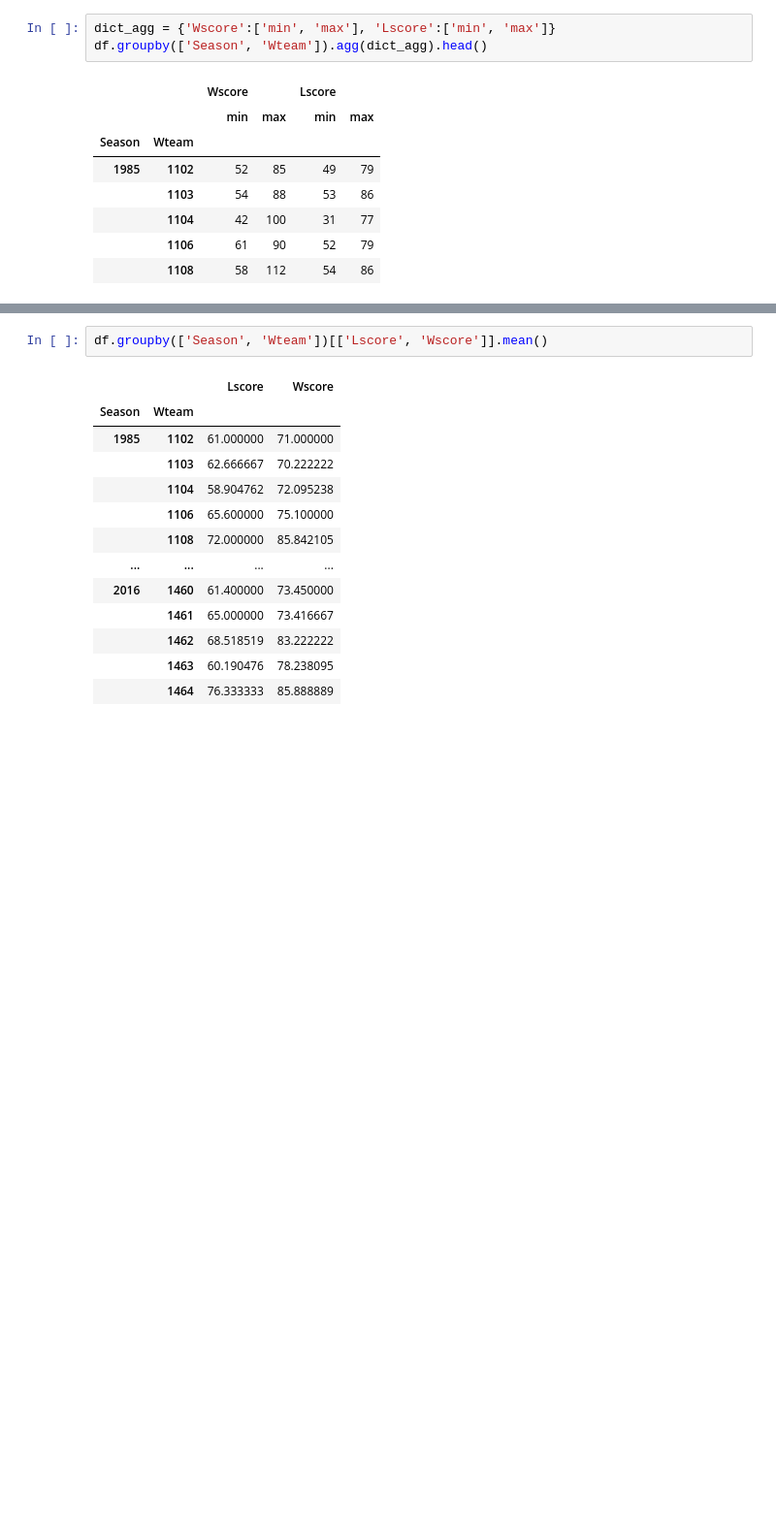
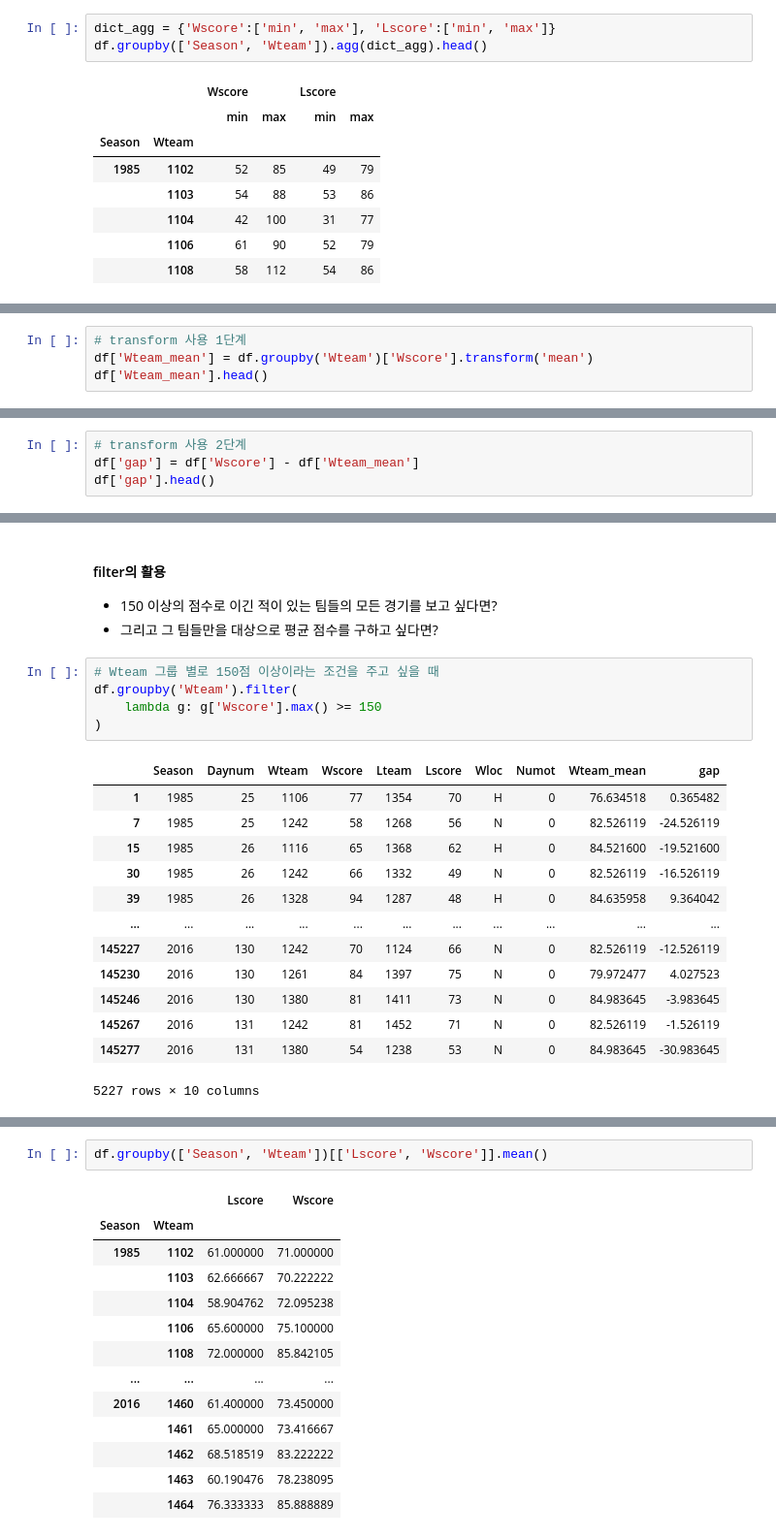
Before and after one commit to IntelligentAgentLab/Lectures, a Jupyter notebook: DataAnalysis/07_PandasAggregation.ipynb, the cells around one changed output, grey strips where cells are left out. Shown at 97% size. Drawn from its saved outputs; the diff is of its cells as text; blank space fills up the shorter version.

```diff
--- a/DataAnalysis/07_PandasAggregation.ipynb
+++ b/DataAnalysis/07_PandasAggregation.ipynb
@@ -371,0 +398,4 @@ df.groupby(['Season', 'Wteam']).agg(dict_agg).head()
+# %%
+# transform 사용 1단계
+df['Wteam_mean'] = df.groupby('Wteam')['Wscore'].transform('mean')
+df['Wteam_mean'].head()
@@ -371,0 +409,4 @@ df.groupby(['Season', 'Wteam']).agg(dict_agg).head()
+# %%
+# transform 사용 2단계
+df['gap'] = df['Wscore'] - df['Wteam_mean']
+df['gap'].head()
@@ -371,0 +430,23 @@ df.groupby(['Season', 'Wteam']).agg(dict_agg).head()
+# %% [markdown]
+#### filter의 활용
+- 150 이상의 점수로 이긴 적이 있는 팀들의 모든 경기를 보고 싶다면?
+- 그리고 그 팀들만을 대상으로 평균 점수를 구하고 싶다면?
+# %%
+# Wteam 그룹 별로 150점 이상이라는 조건을 주고 싶을 때
+df.groupby('Wteam').filter(
+    lambda g: g['Wscore'].max() >= 150
+)
+# %% [output]
+|  | Season | Daynum | Wteam | Wscore | Lteam | Lscore | Wloc | Numot | Wteam_mean | gap |
+| 1 | 1985 | 25 | 1106 | 77 | 1354 | 70 | H | 0 | 76.634518 | 0.365482 |
+| 7 | 1985 | 25 | 1242 | 58 | 1268 | 56 | N | 0 | 82.526119 | -24.526119 |
+| 15 | 1985 | 26 | 1116 | 65 | 1368 | 62 | H | 0 | 84.521600 | -19.521600 |
+| 30 | 1985 | 26 | 1242 | 66 | 1332 | 49 | N | 0 | 82.526119 | -16.526119 |
+| 39 | 1985 | 26 | 1328 | 94 | 1287 | 48 | H | 0 | 84.635958 | 9.364042 |
+| ... | ... | ... | ... | ... | ... | ... | ... | ... | ... | ... |
+| 145227 | 2016 | 130 | 1242 | 70 | 1124 | 66 | N | 0 | 82.526119 | -12.526119 |
+| 145230 | 2016 | 130 | 1261 | 84 | 1397 | 75 | N | 0 | 79.972477 | 4.027523 |
+| 145246 | 2016 | 130 | 1380 | 81 | 1411 | 73 | N | 0 | 84.983645 | -3.983645 |
+| 145267 | 2016 | 131 | 1242 | 81 | 1452 | 71 | N | 0 | 82.526119 | -1.526119 |
+| 145277 | 2016 | 131 | 1380 | 54 | 1238 | 53 | N | 0 | 84.983645 | -30.983645 |
+5227 rows × 10 columns
```
Also changed, not shown: parts of 17 cells of this notebook.
